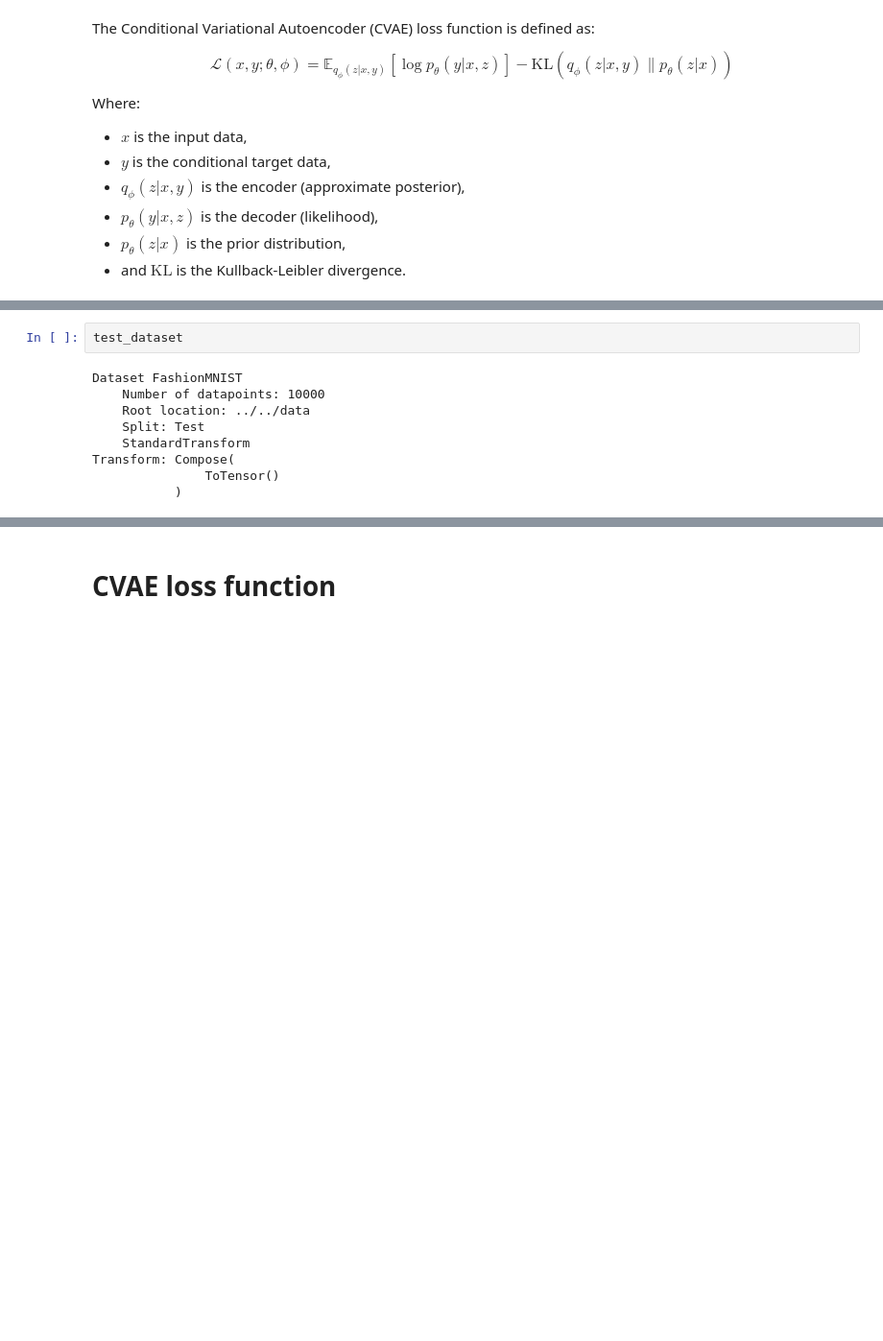
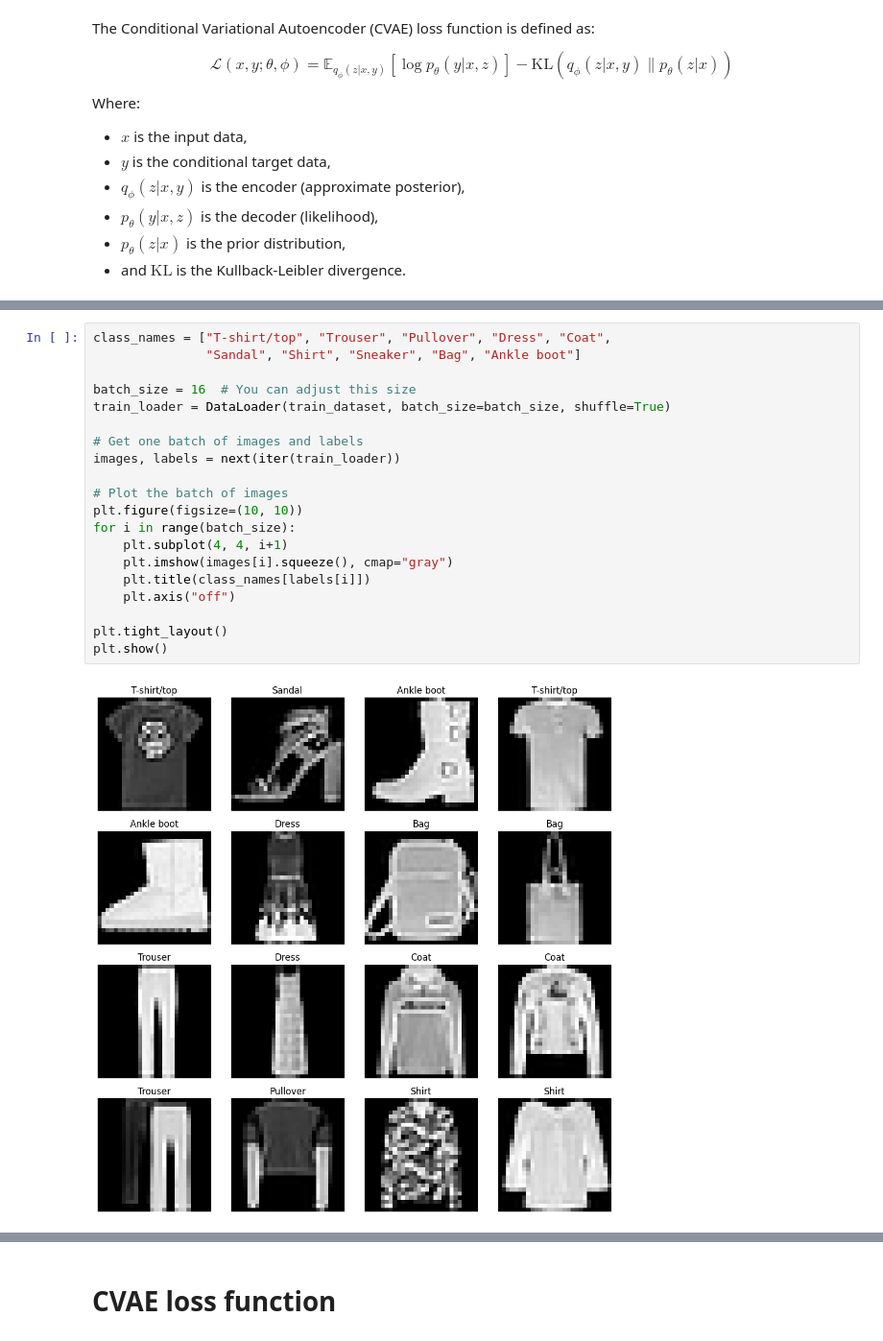
Before and after one commit to VildeOpdal/HDDL_miniprojet, a Jupyter notebook: miniprojet2_HDDL.ipynb, the cells around one changed output, grey strips where cells are left out. Shown at 96% size. Saved outputs shown, nothing was run; the diff lists cells and outputs as text; blank space fills up the shorter version.

```diff
--- a/miniprojet2_HDDL.ipynb
+++ b/miniprojet2_HDDL.ipynb
@@ -104,14 +89,25 @@ Extracting ../../data/FashionMNIST/raw/t10k-labels-idx1-ubyte.gz to ../../data/F
-# %%
-test_dataset
-# %% [output]
-Dataset FashionMNIST
-    Number of datapoints: 10000
-    Root location: ../../data
-    Split: Test
-    StandardTransform
-Transform: Compose(
-               ToTensor()
-           )
+# %%
+class_names = ["T-shirt/top", "Trouser", "Pullover", "Dress", "Coat",
+               "Sandal", "Shirt", "Sneaker", "Bag", "Ankle boot"]
+
+batch_size = 16  # You can adjust this size
+train_loader = DataLoader(train_dataset, batch_size=batch_size, shuffle=True)
+
+# Get one batch of images and labels
+images, labels = next(iter(train_loader))
+
+# Plot the batch of images
+plt.figure(figsize=(10, 10))
+for i in range(batch_size):
+    plt.subplot(4, 4, i+1)
+    plt.imshow(images[i].squeeze(), cmap="gray")
+    plt.title(class_names[labels[i]])
+    plt.axis("off")
+
+plt.tight_layout()
+plt.show()
+# %% [output]
+[figure, added]
 # %%
 class CVAE(nn.Module):
     def __init__(self, latent_dim=10, condition_dim=10 ):
```
Also changed, not shown: parts of 13 cells of this notebook.
